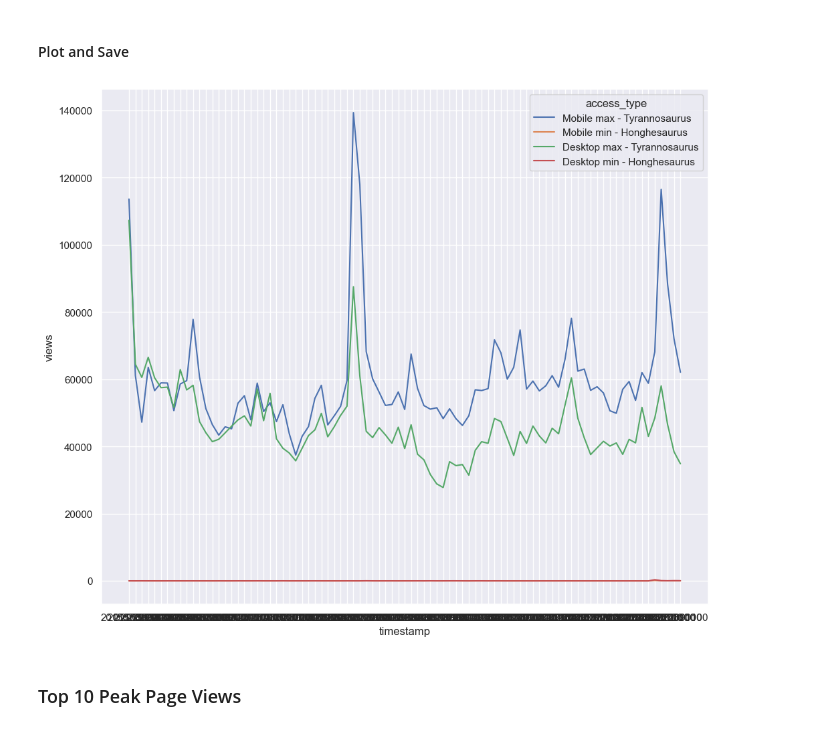
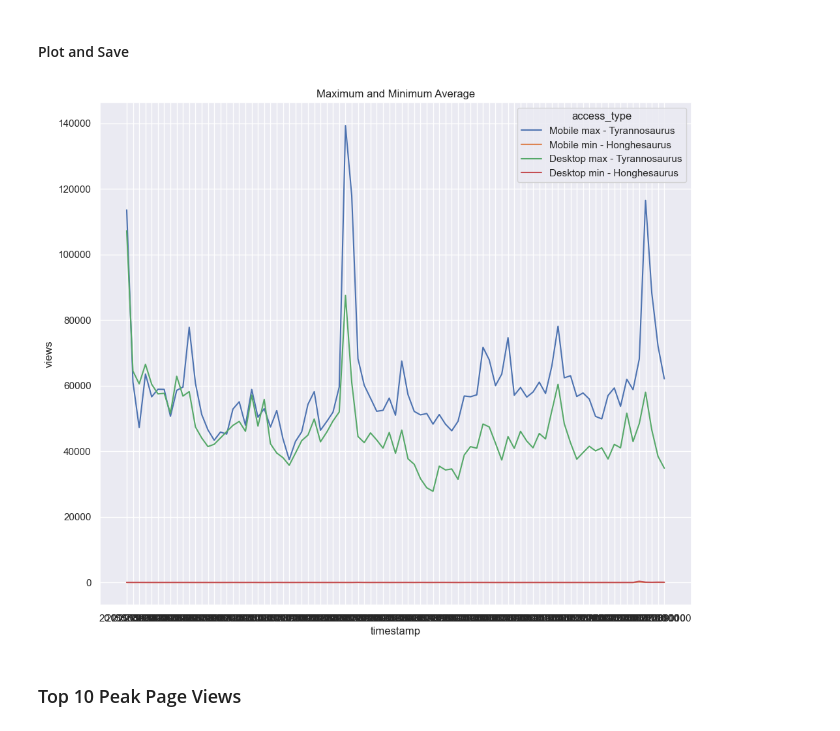
Before and after one commit to amritbhat786/Human-Cenetered-Data-Science, a Jupyter notebook: data-512-homework_1/src/dino_analysis.ipynb, the cells around one changed output. Saved outputs shown, nothing was run; the diff lists cells and outputs as text; code cells hidden in the pictures.

```diff
--- a/data-512-homework_1/src/dino_analysis.ipynb
+++ b/data-512-homework_1/src/dino_analysis.ipynb
@@ -127,10 +127,13 @@ See the caveats in the documentation: https://pandas.pydata.org/pandas-docs/stab
 #### Plot and Save
 # %%
 sns.set(rc={'figure.figsize':(11.7,10)})
-min_max_avg_plot = sns.lineplot(data=mobile_desktop_combined_min_max_df, x="timestamp", y="views", hue="access_type").get_figure()
+min_max_avg_plot = sns.lineplot(data=mobile_desktop_combined_min_max_df,
+                                x="timestamp", y="views", hue="access_type").set_title('Maximum and Minimum Average')
+
+min_max_avg_plot = min_max_avg_plot.get_figure()
 min_max_avg_plot.savefig(os.path.join("..","results","Max_Min_Average_plot.png"))
 # %% [output]
-[figure, old version]
+[figure, new version]
 # %% [markdown]
 ### Top 10 Peak Page Views
 # %%
```
Also changed, not shown: parts of 2 cells of this notebook, 3 other files.
